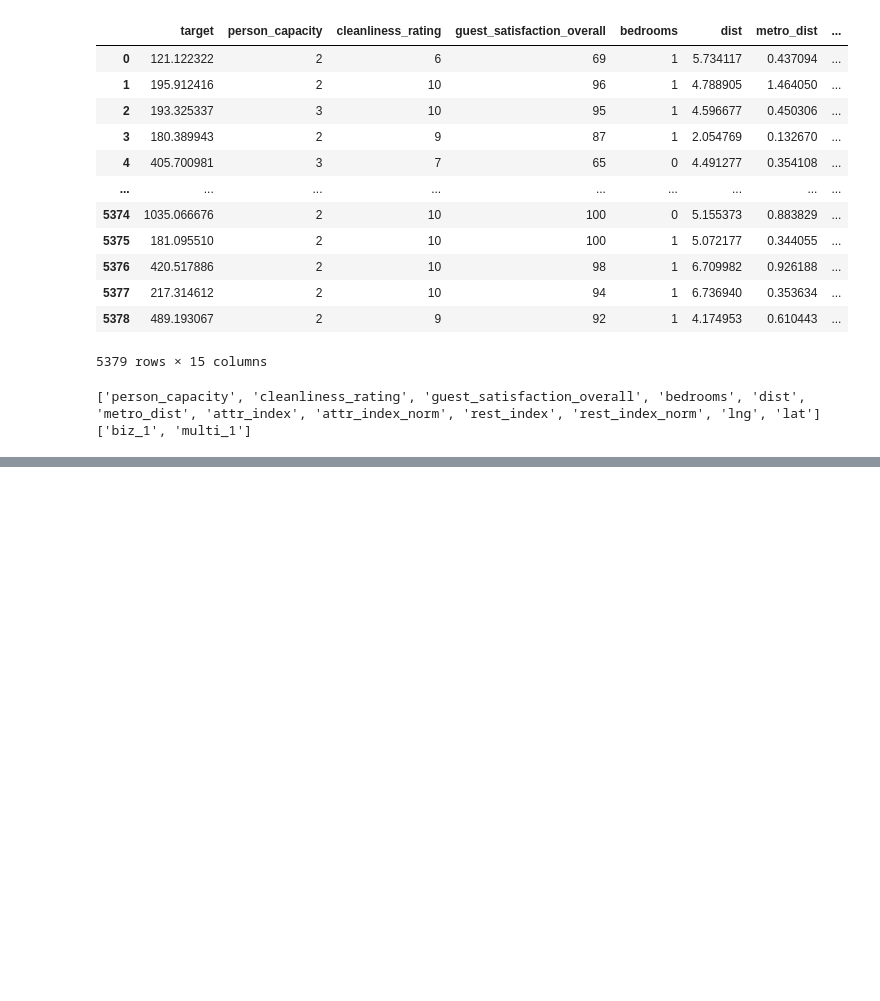
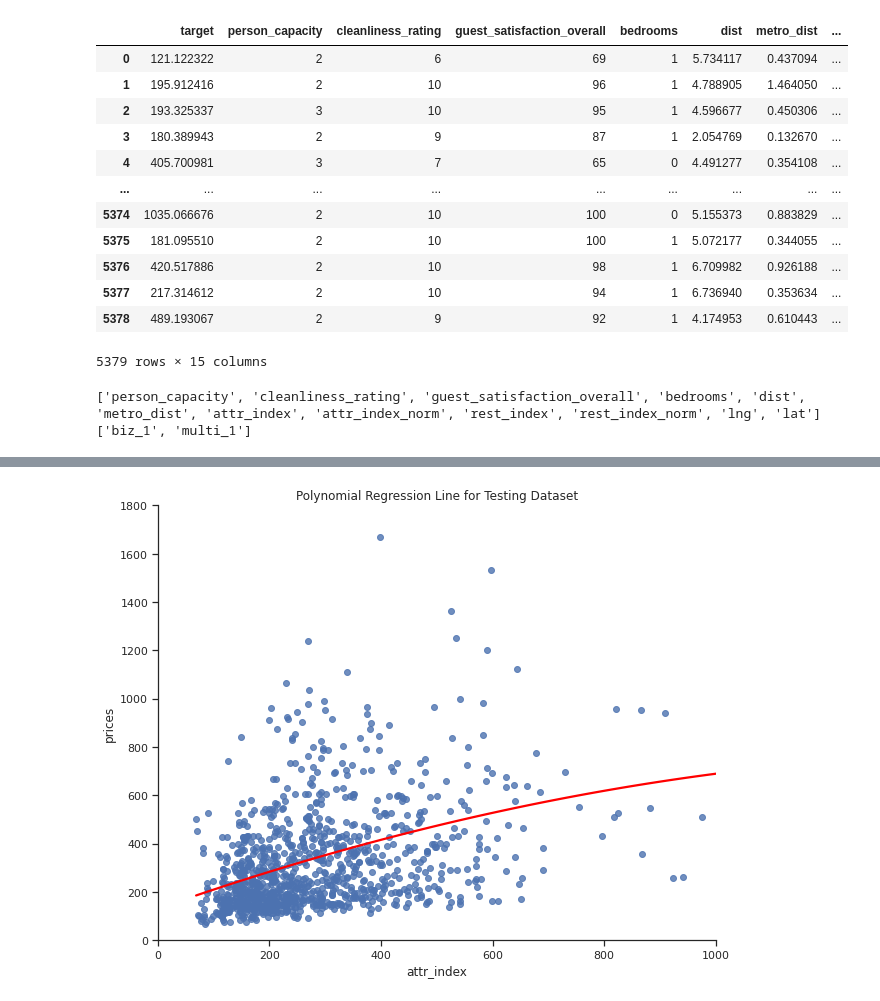
Before and after one commit to sanchariguhaniyogi/imageclassification, a Jupyter notebook: Untitled4.ipynb, the cells around one changed output, grey strips where cells are left out. Drawn from its saved outputs; the diff is of its cells as text; code cells hidden in the pictures; blank space fills up the shorter version.

```diff
--- a/Untitled4.ipynb
+++ b/Untitled4.ipynb
@@ -79,0 +156,10 @@ plt.show()
+# %%
+plt.figure(figsize=(10,8))
+sns.regplot(x=X_test['attr_index'], y=y_test['target'], ci=None, line_kws={"color": "red"},order=2)
+plt.title("Polynomial Regression Line for Testing Dataset")
+plt.ylabel('prices')
+plt.xlim(0,1000)
+plt.ylim(0,1800)
+plt.show()
+# %% [output]
+[figure, added]
```
Also changed, not shown: parts of 9 cells of this notebook.
